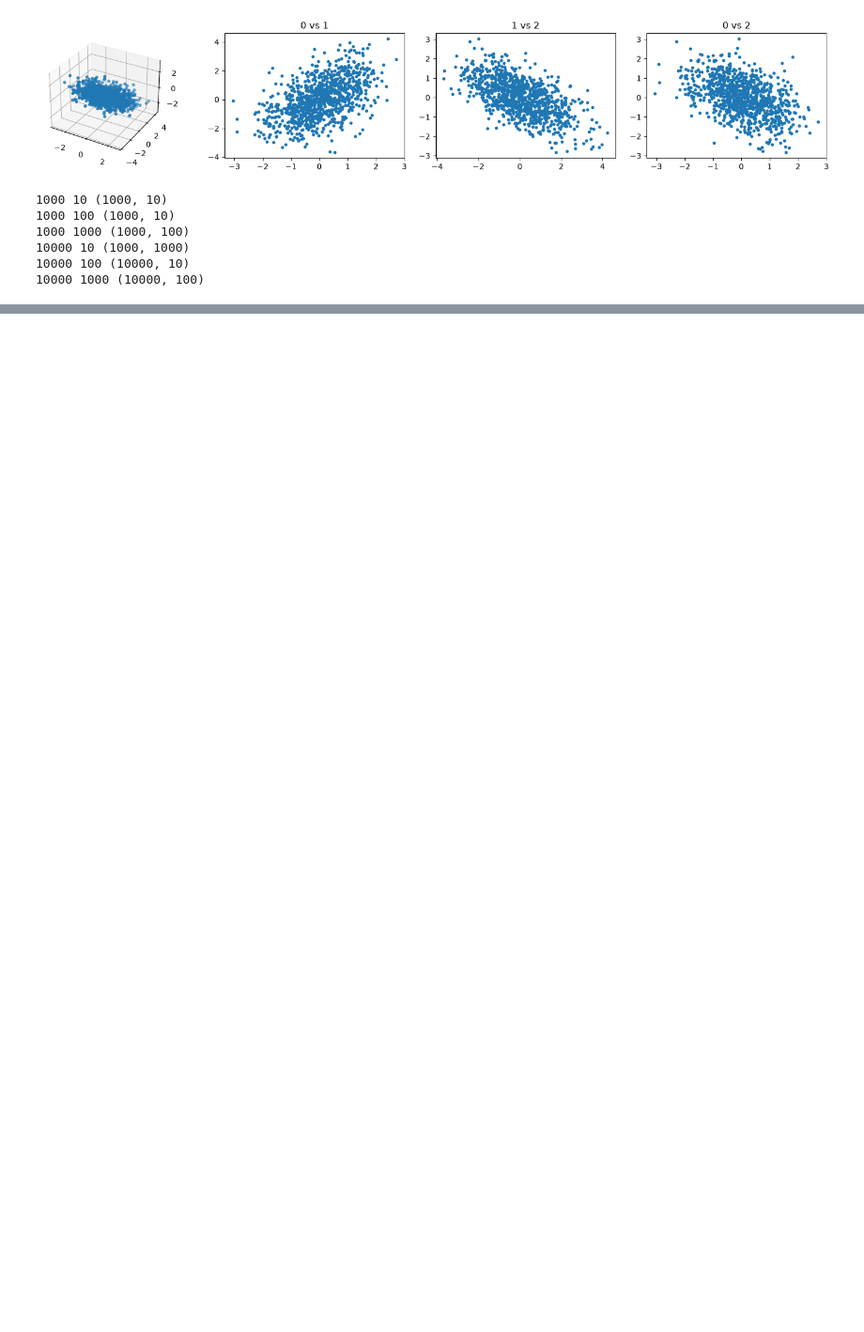
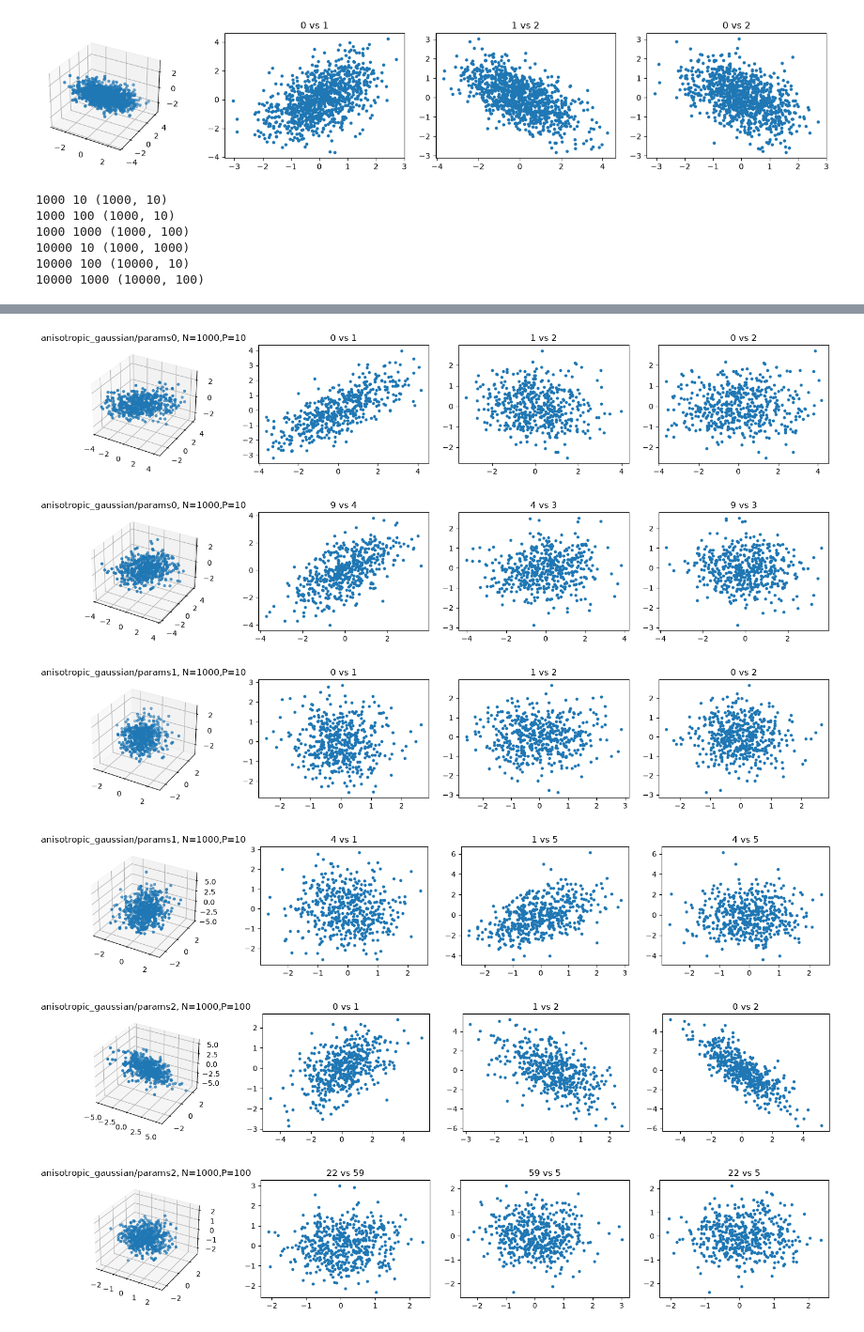
Before and after one commit to cosmicbhejafry/py-spoc, a Jupyter notebook: working_analyses/hjResearch_2025/data/simulated_data/data_simulation_code/gaussian_cloud_anisotropic.ipynb, the cells around one changed output, grey strips where cells are left out. Shown at 94% size. Saved outputs shown, nothing was run; the diff lists cells and outputs as text; code cells hidden in the pictures; blank space fills up the shorter version.

```diff
--- a/working_analyses/hjResearch_2025/data/simulated_data/data_simulation_code/gaussian_cloud_anisotropic.ipynb
+++ b/working_analyses/hjResearch_2025/data/simulated_data/data_simulation_code/gaussian_cloud_anisotropic.ipynb
@@ -55,14 +52,14 @@ category_lst = ['density']
 
 n_samples_lst = [1000,10000]
 n_features_lst = [10,100,1000]
-scale_param = 1.0
 
+# --- generate cov matrices ---
+# currently randomly generated for each feature, but can be varied
 random_seeds_cov = [56,1000] #corresponding to each random seed for data generating, we have a random seed to generate the covariance matrix
 assert len(random_seeds_lst) == len(random_seeds_cov)
-
-# currently randomly generated for each feature, but can be varied
 feature_covs_dict = {  (n_features,seed) : datasets.make_spd_matrix(n_dim=n_features, random_state=seed) for n_features, seed in product(n_features_lst,random_seeds_cov)}
 
+# data save loop
 for n_samples, n_features in product(n_samples_lst, n_features_lst):
 
     print(n_samples, n_features, X.shape)
@@ -75,8 +72,8 @@ for n_samples, n_features in product(n_samples_lst, n_features_lst):
 
         params_dict = {
             'cov data gen method' : f'gen using sklearn datasets .make_spd_matrix',
-            'cov_dimensions' : n_features,
-            'cov_seed' : cov_seed
+            'n_dim' : n_features,
+            'random_state' : cov_seed
         }
 
         try:
@@ -99,0 +102,5 @@ for n_samples, n_features in product(n_samples_lst, n_features_lst):
+# %%
+m = pd.read_csv("../all_data/manifest.csv")
+generator = 'anisotropic_gaussian'
+m = m[(m.generator == generator)]
+m
@@ -99,0 +121,16 @@ for n_samples, n_features in product(n_samples_lst, n_features_lst):
+# %%
+max_pts = 500
+for r in m.groupby(["generator", "params_id"]).head(1).itertuples():
+    X = np.load(Path('../all_data/')  / f"{r.dataset_id}.npy")
+    if len(X) > max_pts:
+        rng = np.random.default_rng(0)
+        X = X[rng.choice(len(X), max_pts, replace=False)]
+    plot_3d_scatters(X, f"{r.generator}/{r.params_id}, N={r.n_rows},P={r.n_cols}")
+    plot_3d_scatters(X, f"{r.generator}/{r.params_id}, N={r.n_rows},P={r.n_cols}",custom_inx=np.random.randint(0,r.n_cols,3))
+# %% [output]
+[figure, added]
+[figure, added]
+[figure, added]
+[figure, added]
+[figure, added]
+[figure, added]
```
Also changed, not shown: parts of 7 cells of this notebook, 2 other files.
